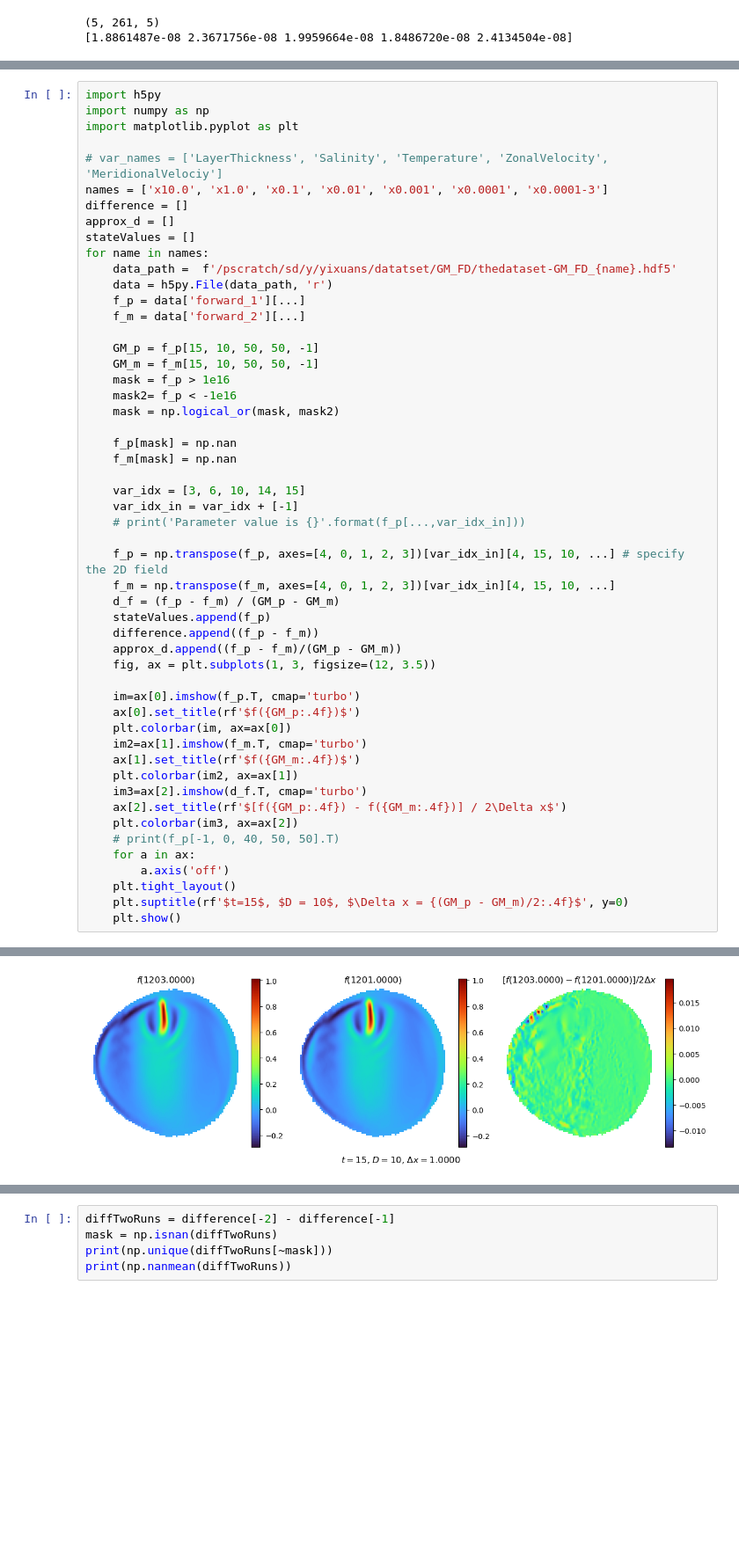
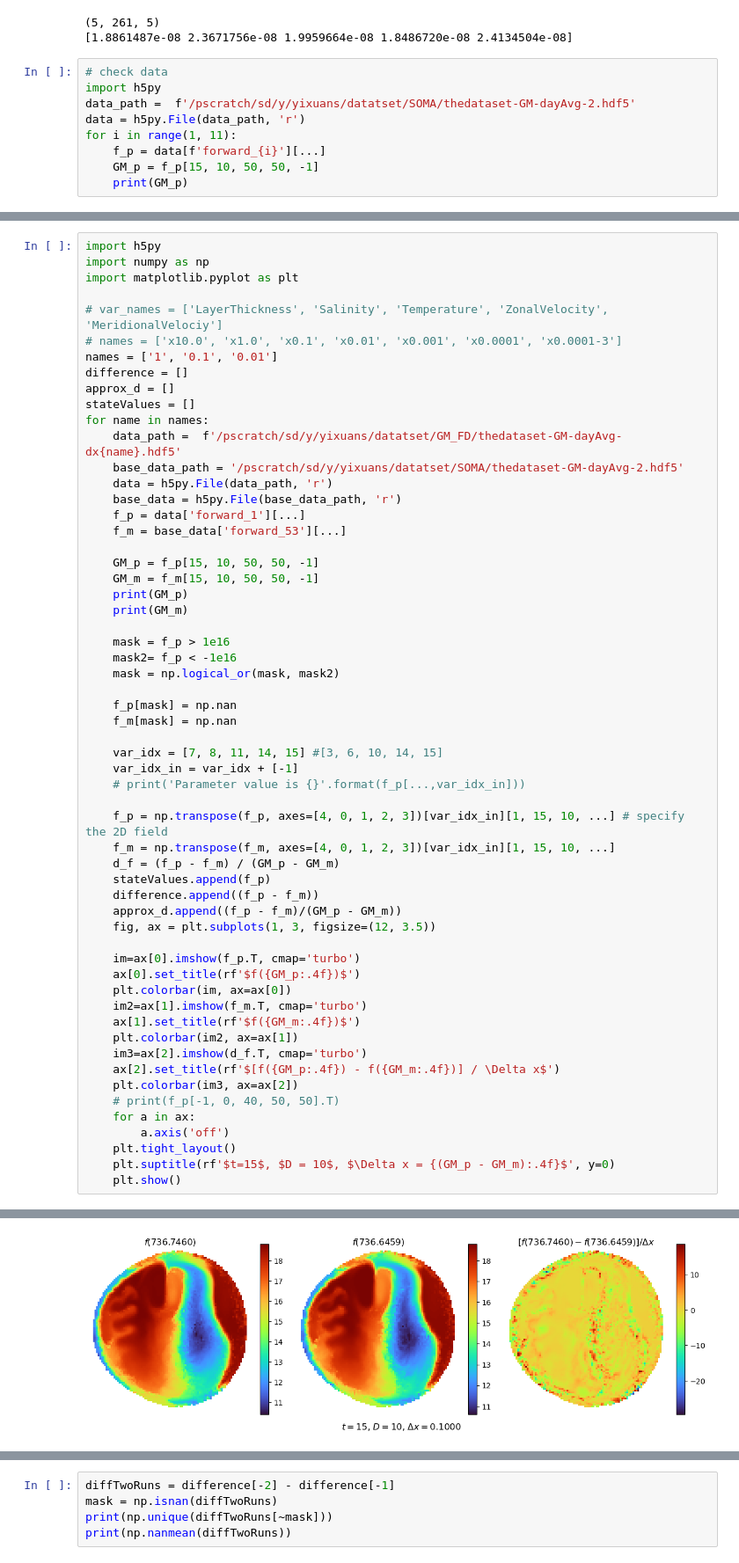
Before and after one commit to iamyixuan/DeepAdjoint, a Jupyter notebook: notebooks/SOMA.ipynb, the cells around one changed output, grey strips where cells are left out. Shown at 88% size. Cells and saved outputs as stored; diff of their text form; blank space fills up the shorter version.

```diff
--- a/notebooks/SOMA.ipynb
+++ b/notebooks/SOMA.ipynb
@@ -294,3 +294,12 @@ print(np.mean(np.array(adj), axis=(0, 1)))
 # %% [output]
 (5, 261, 5)
 [1.8861487e-08 2.3671756e-08 1.9959664e-08 1.8486720e-08 2.4134504e-08]
+# %%
+# check data
+import h5py
+data_path =  f'/pscratch/sd/y/yixuans/datatset/SOMA/thedataset-GM-dayAvg-2.hdf5'
+data = h5py.File(data_path, 'r')
+for i in range(1, 11):
+    f_p = data[f'forward_{i}'][...]
+    GM_p = f_p[15, 10, 50, 50, -1]
+    print(GM_p)
@@ -300,18 +320,24 @@ import numpy as np
 import matplotlib.pyplot as plt
 
 # var_names = ['LayerThickness', 'Salinity', 'Temperature', 'ZonalVelocity', 'MeridionalVelociy']
-names = ['x10.0', 'x1.0', 'x0.1', 'x0.01', 'x0.001', 'x0.0001', 'x0.0001-3']
+# names = ['x10.0', 'x1.0', 'x0.1', 'x0.01', 'x0.001', 'x0.0001', 'x0.0001-3']
+names = ['1', '0.1', '0.01']
 difference = []
 approx_d = []
 stateValues = []
 for name in names:
-    data_path =  f'/pscratch/sd/y/yixuans/datatset/GM_FD/thedataset-GM_FD_{name}.hdf5'
+    data_path =  f'/pscratch/sd/y/yixuans/datatset/GM_FD/thedataset-GM-dayAvg-dx{name}.hdf5'
+    base_data_path = '/pscratch/sd/y/yixuans/datatset/SOMA/thedataset-GM-dayAvg-2.hdf5'
     data = h5py.File(data_path, 'r')
+    base_data = h5py.File(base_data_path, 'r')
     f_p = data['forward_1'][...]
-    f_m = data['forward_2'][...]
+    f_m = base_data['forward_53'][...]
 
     GM_p = f_p[15, 10, 50, 50, -1]
     GM_m = f_m[15, 10, 50, 50, -1]
+    print(GM_p)
+    print(GM_m)
+
     mask = f_p > 1e16
     mask2= f_p < -1e16
     mask = np.logical_or(mask, mask2)
@@ -319,12 +345,12 @@ for name in names:
     f_p[mask] = np.nan
     f_m[mask] = np.nan
 
-    var_idx = [3, 6, 10, 14, 15]
+    var_idx = [7, 8, 11, 14, 15] #[3, 6, 10, 14, 15]
     var_idx_in = var_idx + [-1]
     # print('Parameter value is {}'.format(f_p[...,var_idx_in]))
 
-    f_p = np.transpose(f_p, axes=[4, 0, 1, 2, 3])[var_idx_in][4, 15, 10, ...] # specify the 2D field
-    f_m = np.transpose(f_m, axes=[4, 0, 1, 2, 3])[var_idx_in][4, 15, 10, ...]
+    f_p = np.transpose(f_p, axes=[4, 0, 1, 2, 3])[var_idx_in][1, 15, 10, ...] # specify the 2D field
+    f_m = np.transpose(f_m, axes=[4, 0, 1, 2, 3])[var_idx_in][1, 15, 10, ...]
     d_f = (f_p - f_m) / (GM_p - GM_m)
     stateValues.append(f_p)
     difference.append((f_p - f_m))
@@ -338,12 +364,12 @@ for name in names:
     ax[1].set_title(rf'$f({GM_m:.4f})$')
     plt.colorbar(im2, ax=ax[1])
     im3=ax[2].imshow(d_f.T, cmap='turbo')
-    ax[2].set_title(rf'$[f({GM_p:.4f}) - f({GM_m:.4f})] / 2\Delta x$')
+    ax[2].set_title(rf'$[f({GM_p:.4f}) - f({GM_m:.4f})] / \Delta x$')
     plt.colorbar(im3, ax=ax[2])
     # print(f_p[-1, 0, 40, 50, 50].T)
     for a in ax:
         a.axis('off')
     plt.tight_layout()
-    plt.suptitle(rf'$t=15$, $D = 10$, $\Delta x = {(GM_p - GM_m)/2:.4f}$', y=0)
+    plt.suptitle(rf'$t=15$, $D = 10$, $\Delta x = {(GM_p - GM_m):.4f}$', y=0)
     plt.show()
 # %% [output]
@@ -351 +381 @@ for name in names:
-[figure, old version]
+[figure, new version]
```
Also changed, not shown: parts of 4 cells of this notebook.
